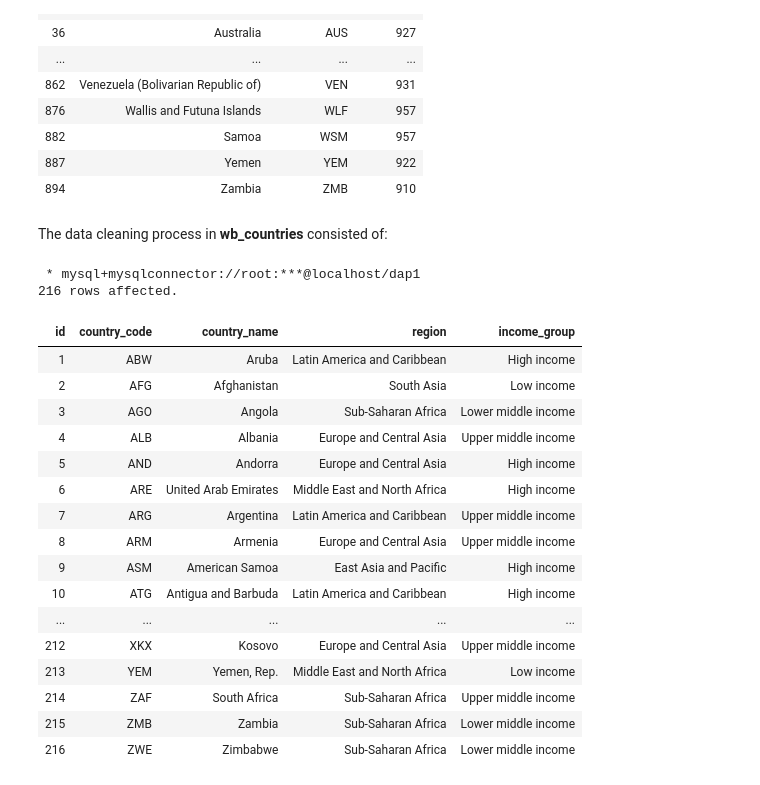
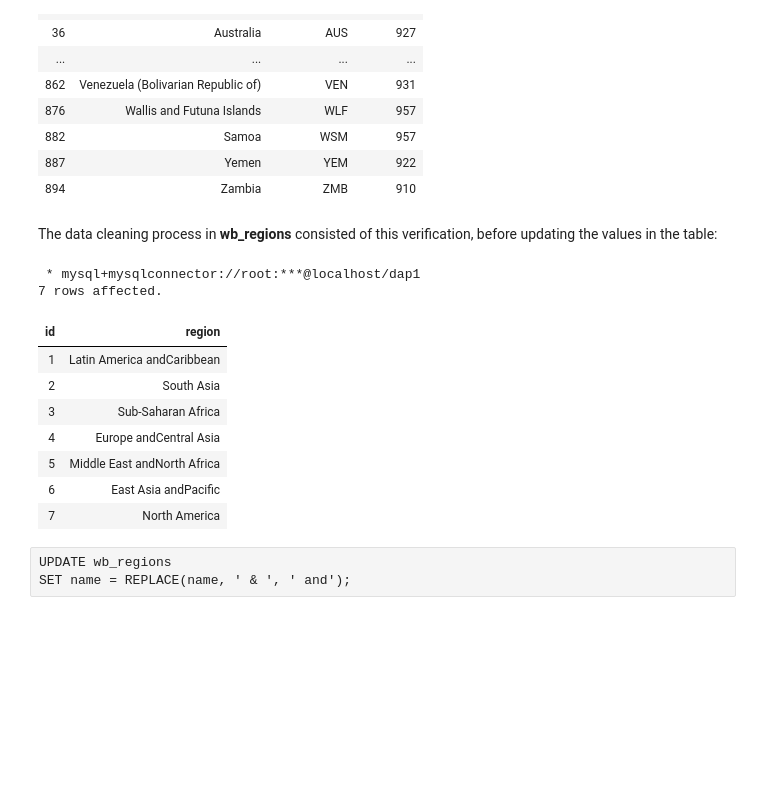
Before and after one commit to jsruano/dap1_migration_analysis, a Jupyter notebook: notebooks/2.3. Initial data cleaning.ipynb, the cells around one changed output. Drawn from its saved outputs; the diff is of its cells as text; code cells hidden in the pictures; blank space fills up the shorter version.

Commit message:
Many updates after new tables creation

```diff
--- a/notebooks/2.3. Initial data cleaning.ipynb
+++ b/notebooks/2.3. Initial data cleaning.ipynb
@@ -73,33 +73,24 @@ SELECT * FROM un_countries_v;
 | 887 | Yemen | YEM | 922 |
 | 894 | Zambia | ZMB | 910 |
 # %% [markdown]
-The data cleaning process in **wb_countries** consisted of:
+The data cleaning process in **wb_regions** consisted of this verification, before updating the values in the table:
 # %%
 %%sql
 SELECT
   id,
-  country_code,
-  country_name,
-  REPLACE (region, '&', 'and') AS region,
-  income_group
-FROM wb_countries;
+  REPLACE (name, ' & ', ' and ') AS region
+FROM wb_regions;
 # %% [output]
  * mysql+mysqlconnector://root:***@localhost/dap1
-216 rows affected.
+7 rows affected.
-| id | country_code | country_name | region | income_group |
-| 1 | ABW | Aruba | Latin America and Caribbean | High income |
-| 2 | AFG | Afghanistan | South Asia | Low income |
-| 3 | AGO | Angola | Sub-Saharan Africa | Lower middle income |
-| 4 | ALB | Albania | Europe and Central Asia | Upper middle income |
-| 5 | AND | Andorra | Europe and Central Asia | High income |
-| 6 | ARE | United Arab Emirates | Middle East and North Africa | High income |
-| 7 | ARG | Argentina | Latin America and Caribbean | Upper middle income |
-| 8 | ARM | Armenia | Europe and Central Asia | Upper middle income |
-| 9 | ASM | American Samoa | East Asia and Pacific | High income |
-| 10 | ATG | Antigua and Barbuda | Latin America and Caribbean | High income |
-| ... | ... | ... | ... | ... |
-| 212 | XKX | Kosovo | Europe and Central Asia | Upper middle income |
-| 213 | YEM | Yemen, Rep. | Middle East and North Africa | Low income |
-| 214 | ZAF | South Africa | Sub-Saharan Africa | Upper middle income |
-| 215 | ZMB | Zambia | Sub-Saharan Africa | Lower middle income |
-| 216 | ZWE | Zimbabwe | Sub-Saharan Africa | Lower middle income |
+| id | region |
+| 1 | Latin America andCaribbean |
+| 2 | South Asia |
+| 3 | Sub-Saharan Africa |
+| 4 | Europe andCentral Asia |
+| 5 | Middle East andNorth Africa |
+| 6 | East Asia andPacific |
+| 7 | North America |
+# %% [raw]
+UPDATE wb_regions
+SET name = REPLACE(name, ' & ', ' and');
```
Also changed, not shown: 5 other files.
